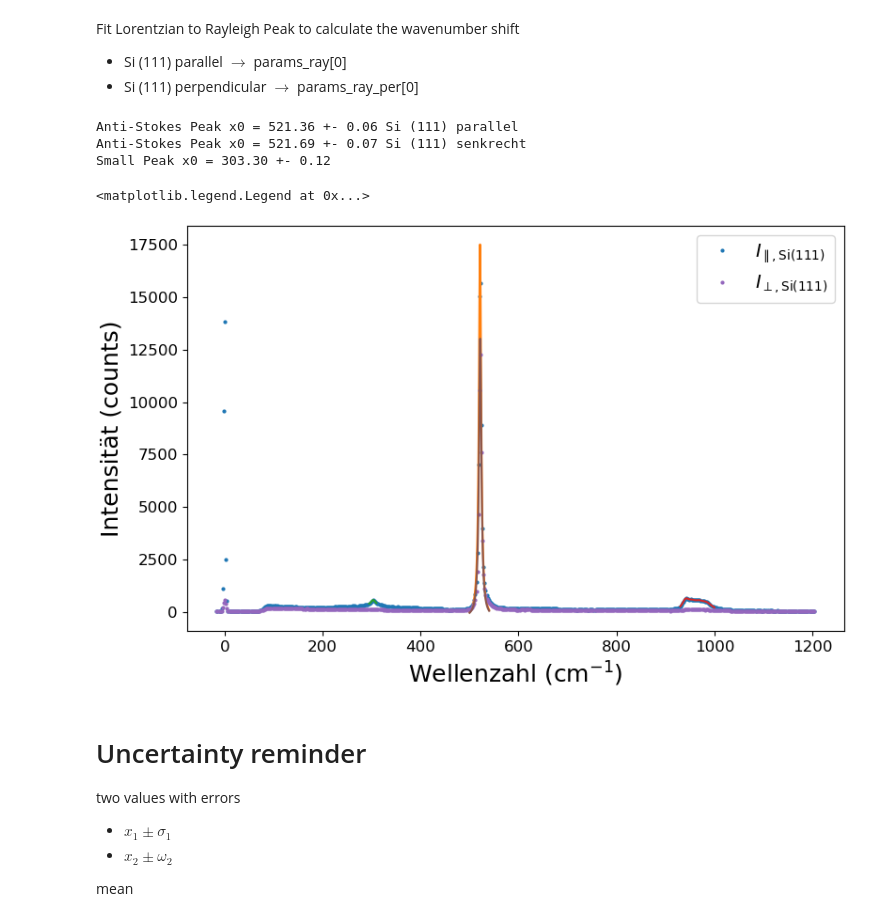
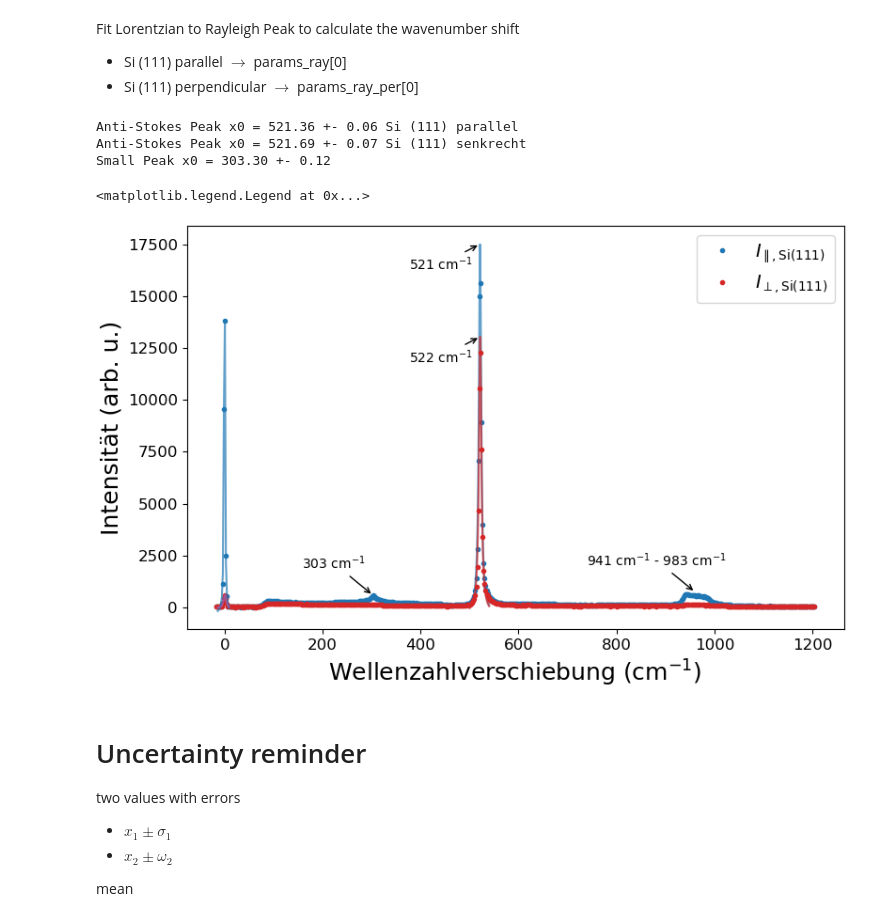
Before and after one commit to phoenixtoash/P60_Auswertung, a Jupyter notebook: notebook.ipynb, the cells around one changed output. Drawn from its saved outputs; the diff is of its cells as text; code cells hidden in the pictures.

```diff
--- a/notebook.ipynb
+++ b/notebook.ipynb
@@ -590,8 +588,9 @@ Fit Lorentzian to Rayleigh Peak to calculate the wavenumber shift
 
 
 # Define linespace for better lorentzian fit
-x = np.linspace(-20, 20, 80)
-x_as_peak = np.linspace(500, 540, 100)
+x = np.linspace(-20, 1200, 2000)
+x_as_peak = np.linspace(500, 540, 200)
+x_900_1100 = np.linspace(900, 1100, 600)
 
 
 
@@ -602,7 +601,15 @@ df_si111_perpendicular['Wavenumber_shifted'] = df_si111_perpendicular['Wavenumbe
 
 
 # Fitting Peaks
+
 # Fit Rayleigh Peaks
+xdata_si111_par_ray, params_si111_par_ray, params_si111_par_ray_error = n_lorentzians_fit_shifted(df_si111_parallel, lorentzian,
+-15, 10, p0=None)
+xdata_si111_per_ray, params_si111_per_ray, params_si111_per_ray_error = n_lorentzians_fit_shifted(df_si111_perpendicular, lorentzian,
+-15, 10, p0=None)
+
+
+
 
 # Fit Anti-Stokes Peak parallel
 antistokes_peak_region_par = (df_si111_parallel['Wavenumber_shifted'] > 500) & (df_si111_parallel['Wavenumber_shifted'] < 535)
@@ -629,47 +636,84 @@ small_peak_region_par = (df_si111_parallel['Wavenumber_shifted'] > 295) & (df_si
 xdata_small_peak_par = df_si111_parallel['Wavenumber_shifted'][small_peak_region_par]
 ydata_small_peak_par = df_si111_parallel['Intensity'][small_peak_region_par]
 params_sp_par, cov_sp_par = curve_fit(lorentzian, xdata_small_peak_par, ydata_small_peak_par)
 small_peak_error = np.sqrt(np.diag(cov_sp_par))
 print(f'Small Peak x0 = {params_sp_par[0]:.2f} +- {small_peak_error[0]:.2f}')
 
 
 # Fit second order peak
 second_order_peak = (df_si111_parallel['Wavenumber_shifted'] > 930) & (df_si111_parallel['Wavenumber_shifted'] < 1000)
 xdata_second_order = df_si111_parallel['Wavenumber_shifted'][second_order_peak]
 ydata_second_order = df_si111_parallel['Intensity'][second_order_peak]
 p0_second_order = [942, 5, 650, 951, 5, 615, 968, 5, 577, 980, 10, 531, 150]
 params_so_par, cov_so_par = curve_fit(four_lorentzian, xdata_second_order, ydata_second_order, p0=p0_second_order)
 
 
 
 
-# Plot data
+# Plot data, create figure
 fig, ax = plt.subplots(figsize=(8,5), constrained_layout=True)
 
 # Si (111) parallel
-ax.plot(df_si111_parallel['Wavenumber_shifted'], df_si111_parallel['Intensity'], marker='o', ms=2, label=r'$\mathit{I}_{\parallel, Si(111)}$',
-        ls='')
-ax.plot(x_as_peak, lorentzian(x_as_peak, *params_as_par), linestyle='-')
-ax.plot(xdata_small_peak_par, lorentzian(xdata_small_peak_par, *params_sp_par))
-ax.plot(xdata_second_order, four_lorentzian(xdata_second_order, *params_so_par))
-
-# Si (111) perpendicular
-ax.plot(df_si111_perpendicular['Wavenumber_shifted'], df_si111_perpendicular['Intensity'], marker='o', ms=2, label=r'$\mathit{I}_{\perp, Si(111)}$',
-        ls='')
-ax.plot(x_as_peak, lorentzian(x_as_peak, *params_as_per), linestyle='-')
+ax.plot(df_si111_parallel['Wavenumber_shifted'], df_si111_parallel['Intensity'], marker='o', ms=3, label=r'$\mathit{I}_{\parallel, Si(111)}$',
+        ls='', c=colors[0])
+# 520 1/cm
+ax.plot(x_as_peak, lorentzian(x_as_peak, *params_as_par), c=colors[0], alpha=0.7)
+# 303 1/cm
+ax.plot(xdata_small_peak_par, lorentzian(xdata_small_peak_par, *params_sp_par), c=colors[0], alpha=0.7)
+# 941 1/cm - 985 1/cm
+ax.plot(x_900_1100, four_lorentzian(x_900_1100, *params_so_par), c=colors[0], alpha=0.7)
+# ax.plot(x_900_1100, lorentzian(x_900_1100, *(list(params_so_par[0:3]) + [params_so_par[-1]])), c=colors[4])
+# ax.plot(x_900_1100, lorentzian(x_900_1100, *(list(params_so_par[3:6]) + [params_so_par[-1]])), c=colors[4])
+# ax.plot(x_900_1100, lorentzian(x_900_1100, *(list(params_so_par[6:9]) + [params_so_par[-1]])), c=colors[4])
+# ax.plot(x_900_1100, lorentzian(x_900_1100, *(list(params_so_par[9:12]) + [params_so_par[-1]])), c=colors[4])
 
 
 
-ax.set_xlabel(r'Wellenzahl ($cm^{-1}$)', fontsize=18)
-ax.set_ylabel('Intensität (counts)', fontsize=18)
+
+# Si (111) perpendicular
+ax.plot(df_si111_perpendicular['Wavenumber_shifted'], df_si111_perpendicular['Intensity'], marker='o', ms=3, label=r'$\mathit{I}_{\perp, Si(111)}$',
+        ls='', c=colors[3])
+# Si (111) perpendicular 521 1/cm
+ax.plot(x_as_peak, lorentzian(x_as_peak, *params_as_per), c=colors[3], alpha=0.7)
+
+
+# Rayleigh Peak plot 0 1/cm
+ax.plot(xdata_si111_par_ray, lorentzian(xdata_si111_par_ray, *params_si111_par_ray), c=colors[0], alpha=0.7)
+ax.plot(xdata_si111_per_ray, lorentzian(xdata_si111_per_ray, *params_si111_per_ray), c=colors[4], alpha=0.7)
+
+
+
+
+# Annotations
+annotate_params = {
+    'xycoords':'data', 'textcoords':'offset points', 'arrowprops':dict(arrowstyle="->"), 'ha':'center'
+}
+# 303 1/cm
+ax.annotate(text=f'{params_sp_par[0]:.0f}' + r' $cm^{-1}$', xy= (params_sp_par[0], params_sp_par[2] + params_sp_par[-1]),
+            xytext=(-30,20), **annotate_params)
+# 521-522 1/cm
+ax.annotate(text=f'{params_as_par[0]:.0f}' + r' $cm^{-1}$', xy= (params_as_par[0], params_as_par[2] + params_as_par[-1]),
+            xytext=(-30,-20), **annotate_params)
+ax.annotate(text=f'{params_as_per[0]:.0f}' + r' $cm^{-1}$', xy= (params_as_per[0], params_as_per[2] + params_as_per[-1]),
+            xytext=(-30,-20), **annotate_params)
+
+ax.annotate(text=f'{params_so_par[0]:.0f}' + r' $cm^{-1}$ - ' f'{params_so_par[9]:.0f}' r' $cm^{-1}$', xy= (params_so_par[0] + 20, params_so_par[2] + params_so_par[-1] + 300),
+            xytext=(-30,20), **annotate_params)
+
+
+
+
+# plot settings
+ax.set_xlabel(r'Wellenzahlverschiebung ($cm^{-1}$)', fontsize=18)
+ax.set_ylabel('Intensität (arb. u.)', fontsize=18)
 ax.tick_params(axis='both', which='major', labelsize=12)
 ax.legend(fontsize=14)
 # %% [output]
 Anti-Stokes Peak x0 = 521.36 +- 0.06 Si (111) parallel
 Anti-Stokes Peak x0 = 521.69 +- 0.07 Si (111) senkrecht
 Small Peak x0 = 303.30 +- 0.12
 <matplotlib.legend.Legend at 0x...>
-[figure, old version]
+[figure, new version]
 # %% [markdown]
 # Uncertainty reminder
 
```
Also changed, not shown: parts of 3 cells of this notebook, 2 other files.
